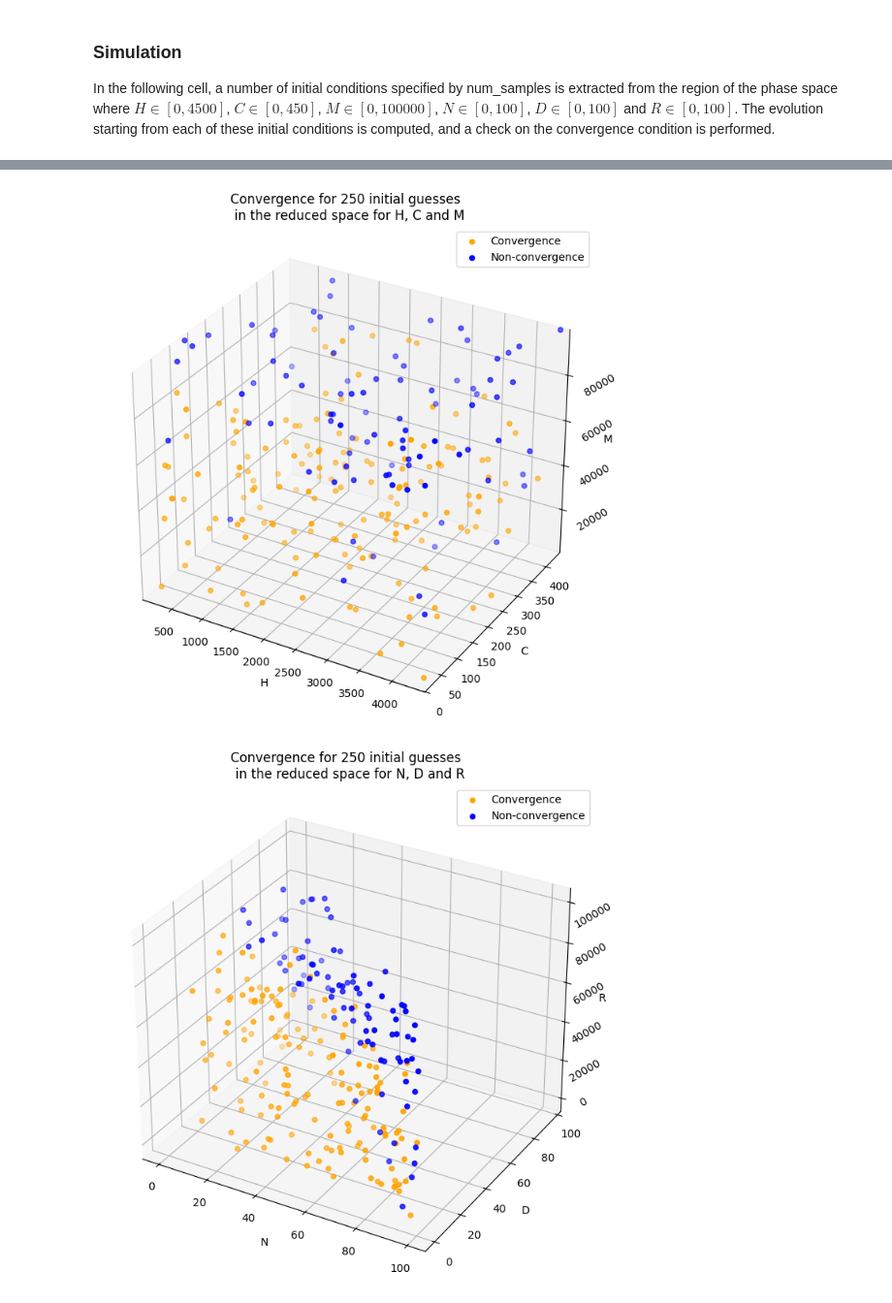
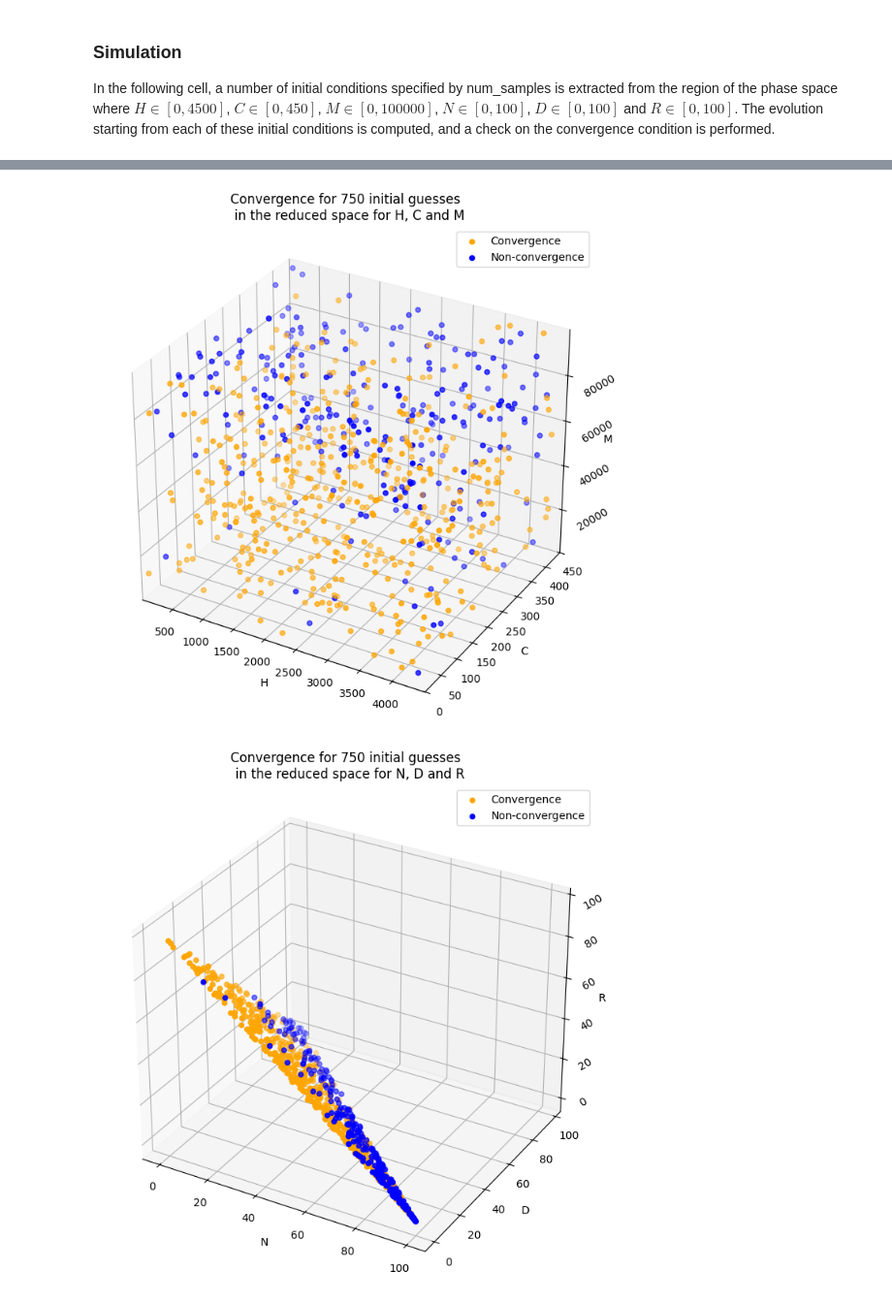
Before and after one commit to Nigritella/thesis_DMD, a Jupyter notebook: convergence_from_different_ic/convergence_from_different_ic.ipynb, the cells around one changed output, grey strips where cells are left out. Shown at 97% size. Cells and saved outputs as stored; diff of their text form; code cells hidden in the pictures.

Commit message:
Error correction in convergence_from_different_ic.ipynb; update outputs of its simulations; add a new simulation with denser sampling

```diff
--- a/convergence_from_different_ic/convergence_from_different_ic.ipynb
+++ b/convergence_from_different_ic/convergence_from_different_ic.ipynb
@@ -408,7 +426,7 @@ def LHS_sampling(num_samples):
 
 In the following cell, a number of initial conditions specified by num_samples is extracted from the region of the phase space where  $H \in [0, 4500]$, $C \in [0, 450]$, $M \in [0, 100000]$, $N \in [0, 100]$, $D \in [0, 100]$ and $R \in [0, 100]$. The evolution starting from each of these initial conditions is computed, and a check on the convergence condition is performed.
 # %%
-num_samples = 250
+num_samples = 750
 #Extract num_samples initial conditions using the LHS algorithm
 initial_conditions = LHS_sampling(num_samples)
 
@@ -421,6 +439,7 @@ R_values = []
 
 for i in range(num_samples):
     i_c = initial_conditions[i]
+    print(i_c)
 
     H, C, M, N, D, R = [[i_c[k]] * N_cells for k in range(n_vars)]
     H_i, C_i, M_i, N_i, D_i, R_i = [[i_c[k]] * N_cells for k in range(n_vars)]
@@ -537,29 +582,29 @@ filepath = directory + 'convergence_in_HCM.png'
 
 plt.show()
 # %% [output]
-[figure, old version]
+[figure, new version]
 # %%
 fig = plt.figure(figsize=(10, 8))
 ax = fig.add_subplot(111, projection='3d')
 
-ax.scatter(i_c_N[condition], i_c_D[condition], i_c_M[condition], c='orange', marker='o', label='Convergence')
-ax.scatter(i_c_N[~condition], i_c_D[~condition], i_c_M[~condition], c='b', marker='o', label='Non-convergence')
+ax.scatter(i_c_N[condition], i_c_D[condition], i_c_R[condition], c='orange', marker='o', label='Convergence')
+ax.scatter(i_c_N[~condition], i_c_D[~condition], i_c_R[~condition], c='b', marker='o', label='Non-convergence')
 
 ax.set_xlabel('N')
 ax.set_ylabel('D')
 ax.set_zlabel('R', labelpad=0.5)
 
 ax.set_title(f'Convergence for {num_samples} initial guesses \n in the reduced space for N, D and R')
 
 ax.tick_params(axis='z', pad=5, labelrotation=30)
 ax.legend()
 
 fig.subplots_adjust(left=0.1, right=0.9, top=0.9, bottom=0.1)
 ax.set_box_aspect([1, 0.9, 0.8])
 
 filepath = directory + 'convergence_in_NDR.png'
 #plt.savefig(filepath)
 
 plt.show()
 # %% [output]
-[figure, old version]
+[figure, new version]
```
Also changed, not shown: parts of 4 cells of this notebook, 27 other files.
